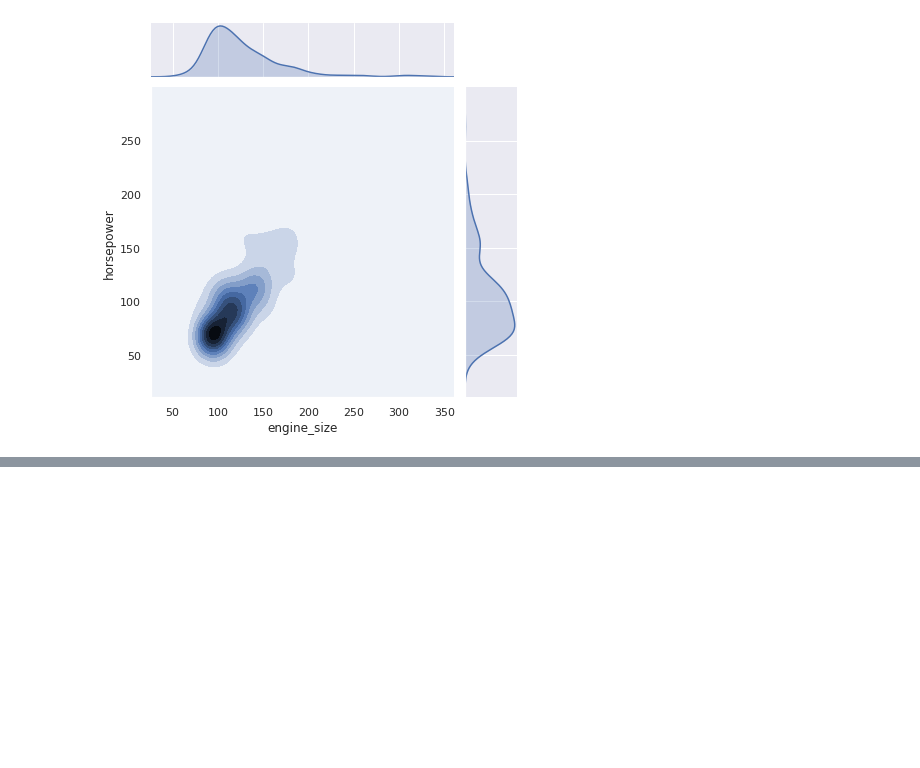
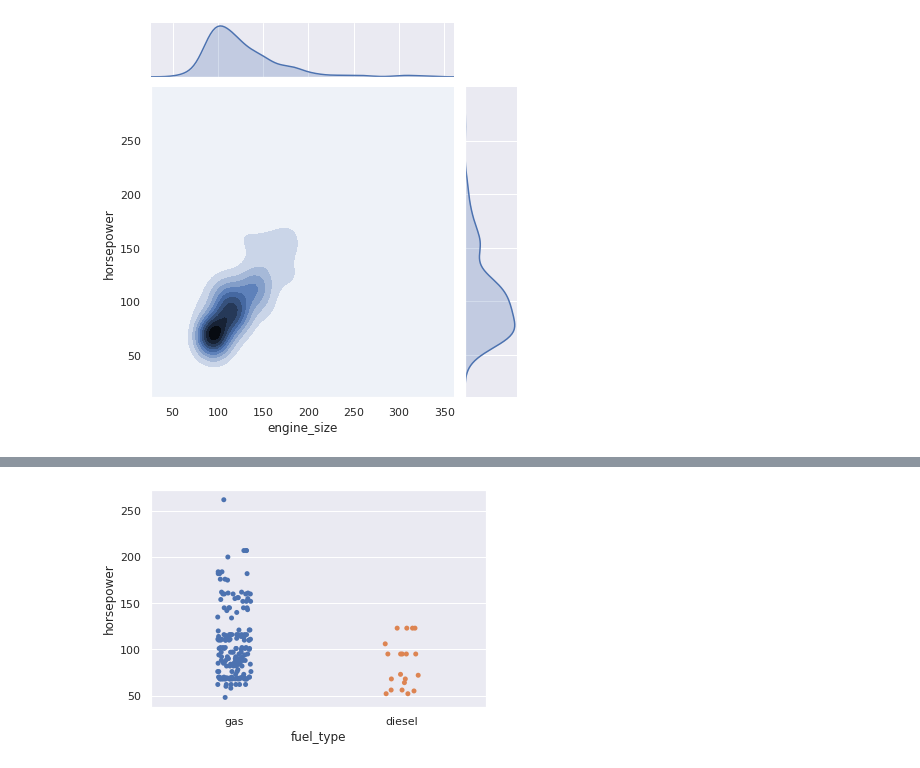
Before and after one commit to Iamsbharti/ML-AI, a Jupyter notebook: visualization/visulaization_p.ipynb, the cells around one changed output, grey strips where cells are left out. Cells and saved outputs as stored; diff of their text form; code cells hidden in the pictures; blank space fills up the shorter version.

```diff
--- a/visualization/visulaization_p.ipynb
+++ b/visualization/visulaization_p.ipynb
@@ -70,0 +84,4 @@ sns.jointplot(auto['engine_size'],auto['horsepower'],kind="kde");
+# %%
+sns.stripplot(auto['fuel_type'],auto['horsepower'],jitter=True);
+# %% [output]
+[figure, added]
```
Also changed, not shown: parts of 3 cells of this notebook.
